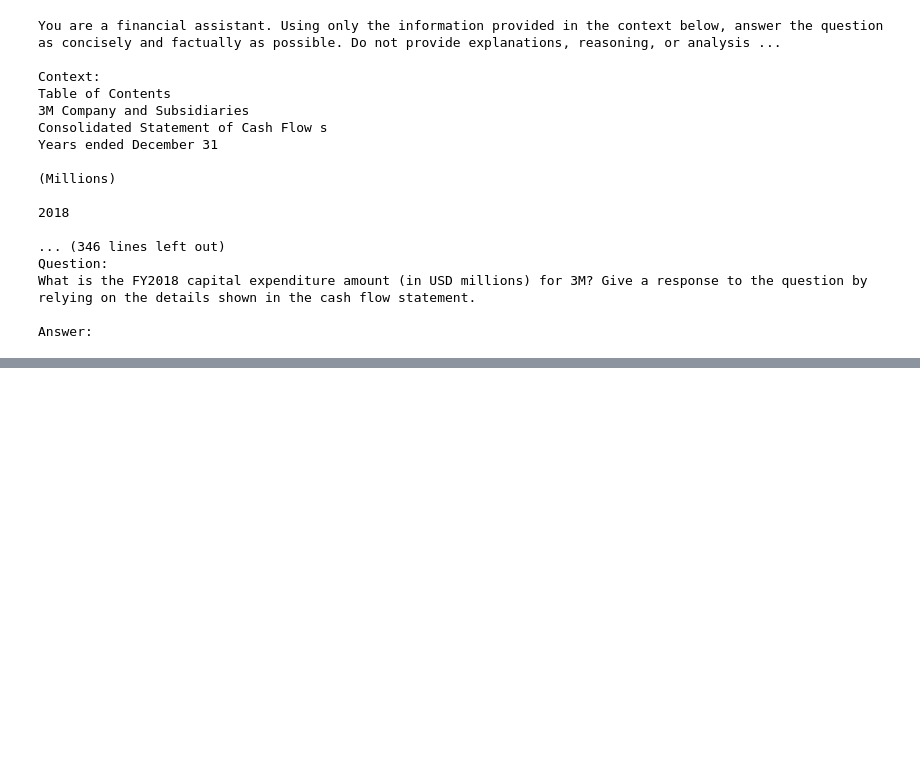
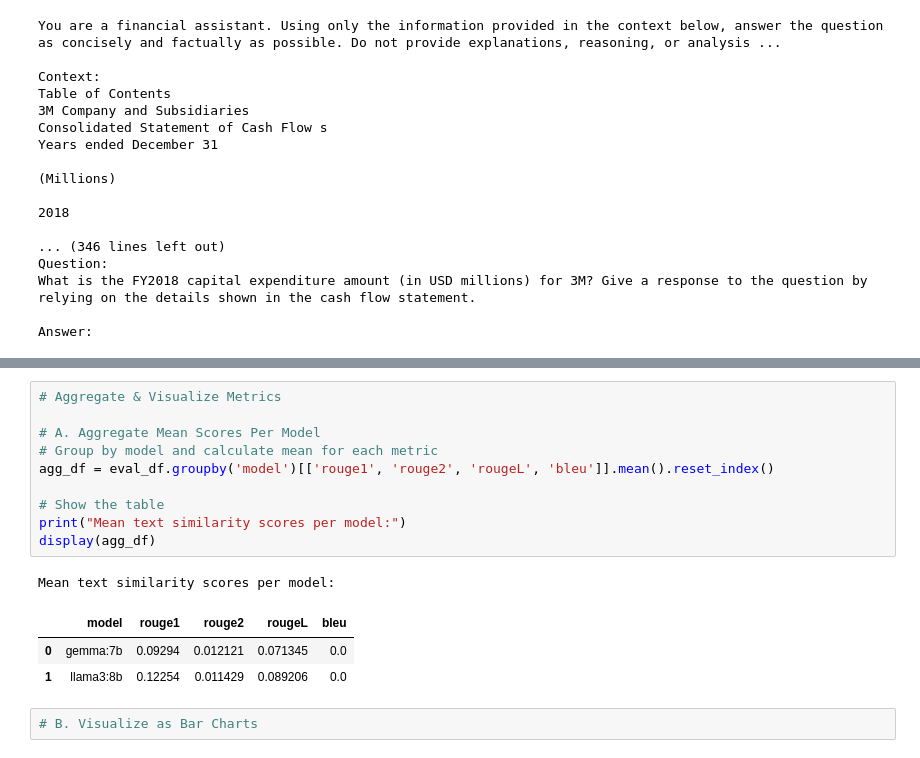
Before and after one commit to mkahe/finance-rag, a Jupyter notebook: labs/financebench_bm_llm_generation/main.ipynb, the cells around one changed output, grey strips where cells are left out. Saved outputs shown, nothing was run; the diff lists cells and outputs as text; blank space fills up the shorter version.

```diff
--- a/labs/financebench_bm_llm_generation/main.ipynb
+++ b/labs/financebench_bm_llm_generation/main.ipynb
@@ -321,0 +379,17 @@ display(pivot_df)
+# %%
+# Aggregate & Visualize Metrics
+
+# A. Aggregate Mean Scores Per Model
+# Group by model and calculate mean for each metric
+agg_df = eval_df.groupby('model')[['rouge1', 'rouge2', 'rougeL', 'bleu']].mean().reset_index()
+
+# Show the table
+print("Mean text similarity scores per model:")
+display(agg_df)
+# %% [output]
+Mean text similarity scores per model:
+|  | model | rouge1 | rouge2 | rougeL | bleu |
+| 0 | gemma:7b | 0.09294 | 0.012121 | 0.071345 | 0.0 |
+| 1 | llama3:8b | 0.12254 | 0.011429 | 0.089206 | 0.0 |
+# %%
+# B. Visualize as Bar Charts
```
Also changed, not shown: parts of 7 cells of this notebook, 4 other files.
